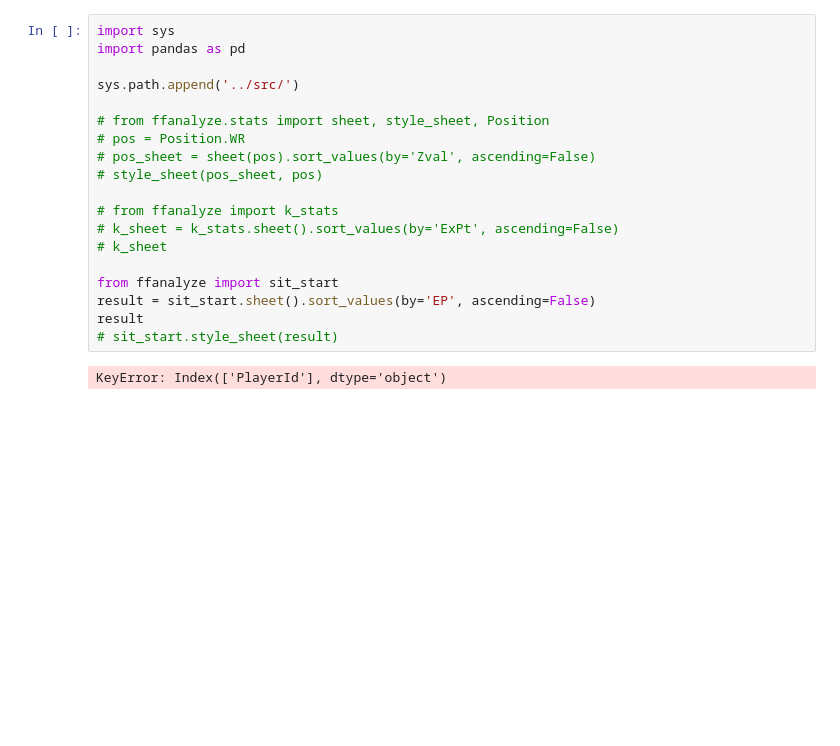
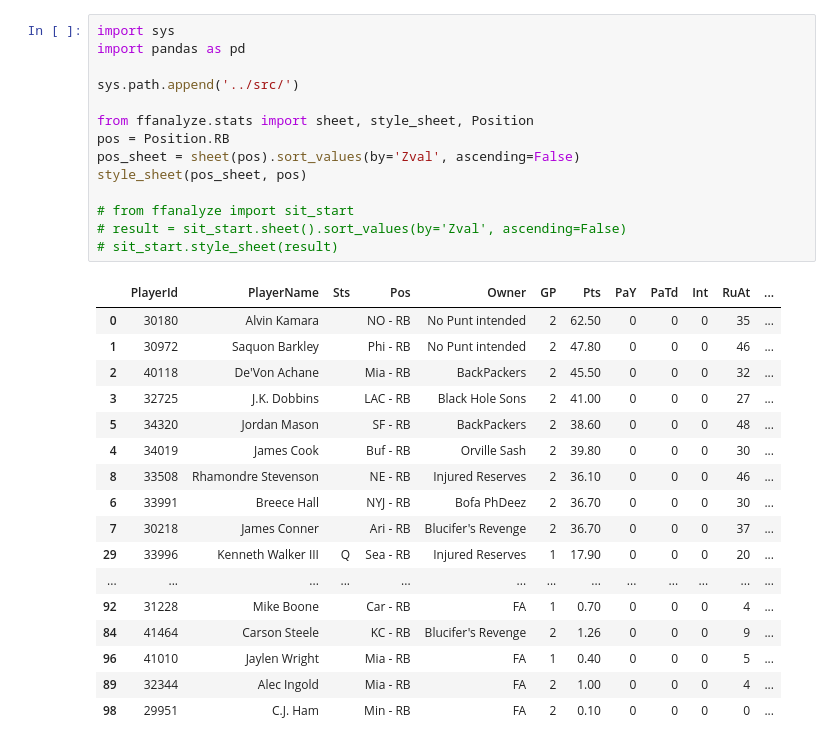
Before and after one commit to mattaschmann/ffanalyze, a Jupyter notebook: notebooks/ffstats.ipynb, the cells around one changed output. Saved outputs shown, nothing was run; the diff lists cells and outputs as text; blank space fills up the shorter version.

```diff
--- a/notebooks/ffstats.ipynb
+++ b/notebooks/ffstats.ipynb
@@ -1,21 +1,32 @@
 # %%
 import sys
 import pandas as pd
 
 sys.path.append('../src/')
 
-# from ffanalyze.stats import sheet, style_sheet, Position
-# pos = Position.WR
-# pos_sheet = sheet(pos).sort_values(by='Zval', ascending=False)
-# style_sheet(pos_sheet, pos)
+from ffanalyze.stats import sheet, style_sheet, Position
+pos = Position.RB
+pos_sheet = sheet(pos).sort_values(by='Zval', ascending=False)
+style_sheet(pos_sheet, pos)
 
-# from ffanalyze import k_stats
-# k_sheet = k_stats.sheet().sort_values(by='ExPt', ascending=False)
-# k_sheet
-
-from ffanalyze import sit_start
-result = sit_start.sheet().sort_values(by='EP', ascending=False)
-result
+# from ffanalyze import sit_start
+# result = sit_start.sheet().sort_values(by='Zval', ascending=False)
 # sit_start.style_sheet(result)
 # %% [output]
-KeyError: Index(['PlayerId'], dtype='object')
+|  | PlayerId | PlayerName | Sts | Pos | Owner | GP | Pts | PaY | PaTd | Int | RuAt | ... |
+| 0 | 30180 | Alvin Kamara |  | NO - RB | No Punt intended | 2 | 62.50 | 0 | 0 | 0 | 35 | ... |
+| 1 | 30972 | Saquon Barkley |  | Phi - RB | No Punt intended | 2 | 47.80 | 0 | 0 | 0 | 46 | ... |
+| 2 | 40118 | De'Von Achane |  | Mia - RB | BackPackers | 2 | 45.50 | 0 | 0 | 0 | 32 | ... |
+| 3 | 32725 | J.K. Dobbins |  | LAC - RB | Black Hole Sons | 2 | 41.00 | 0 | 0 | 0 | 27 | ... |
+| 5 | 34320 | Jordan Mason |  | SF - RB | BackPackers | 2 | 38.60 | 0 | 0 | 0 | 48 | ... |
+| 4 | 34019 | James Cook |  | Buf - RB | Orville Sash | 2 | 39.80 | 0 | 0 | 0 | 30 | ... |
+| 8 | 33508 | Rhamondre Stevenson |  | NE - RB | Injured Reserves | 2 | 36.10 | 0 | 0 | 0 | 46 | ... |
+| 6 | 33991 | Breece Hall |  | NYJ - RB | Bofa PhDeez | 2 | 36.70 | 0 | 0 | 0 | 30 | ... |
+| 7 | 30218 | James Conner |  | Ari - RB | Blucifer's Revenge | 2 | 36.70 | 0 | 0 | 0 | 37 | ... |
+| 29 | 33996 | Kenneth Walker III | Q | Sea - RB | Injured Reserves | 1 | 17.90 | 0 | 0 | 0 | 20 | ... |
+| ... | ... | ... | ... | ... | ... | ... | ... | ... | ... | ... | ... | ... |
+| 92 | 31228 | Mike Boone |  | Car - RB | FA | 1 | 0.70 | 0 | 0 | 0 | 4 | ... |
+| 84 | 41464 | Carson Steele |  | KC - RB | Blucifer's Revenge | 2 | 1.26 | 0 | 0 | 0 | 9 | ... |
+| 96 | 41010 | Jaylen Wright |  | Mia - RB | FA | 1 | 0.40 | 0 | 0 | 0 | 5 | ... |
+| 89 | 32344 | Alec Ingold |  | Mia - RB | FA | 2 | 1.00 | 0 | 0 | 0 | 4 | ... |
+| 98 | 29951 | C.J. Ham |  | Min - RB | FA | 2 | 0.10 | 0 | 0 | 0 | 0 | ... |
```
Also changed, not shown: 3 other files.
